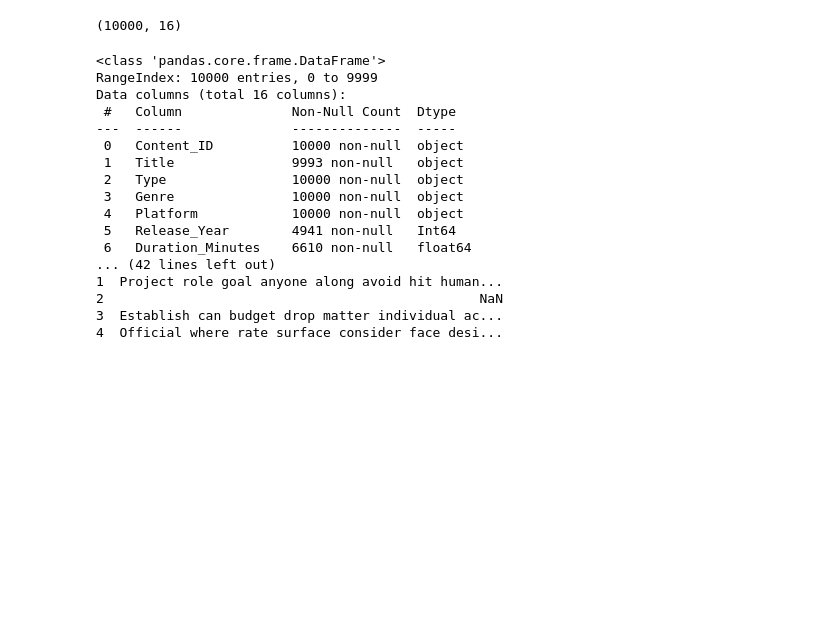
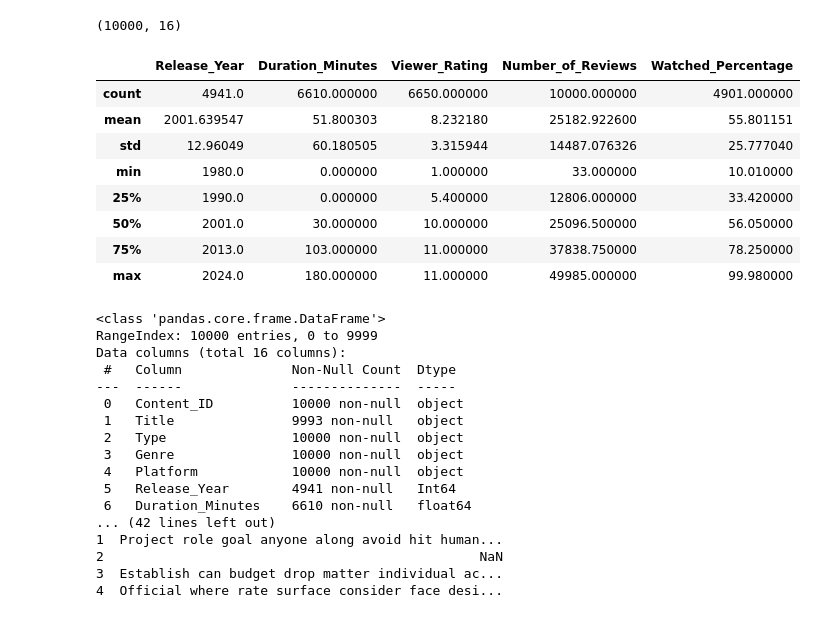
Before and after one commit to PriscilaDenise/Movies_Series_Analysis, a Jupyter notebook: analysis.ipynb, the cells around one changed output. Saved outputs shown, nothing was run; the diff lists cells and outputs as text; code cells hidden in the pictures; blank space fills up the shorter version.

```diff
--- a/analysis.ipynb
+++ b/analysis.ipynb
@@ -126,6 +158,18 @@ df.dropna(subset=['Genre', 'Platform'], inplace=True)
 df.shape
 # %% [output]
 (10000, 16)
+# %%
+df.describe()
+# %% [output]
+|  | Release_Year | Duration_Minutes | Viewer_Rating | Number_of_Reviews | Watched_Percentage |
+| count | 4941.0 | 6610.000000 | 6650.000000 | 10000.000000 | 4901.000000 |
+| mean | 2001.639547 | 51.800303 | 8.232180 | 25182.922600 | 55.801151 |
+| std | 12.96049 | 60.180505 | 3.315944 | 14487.076326 | 25.777040 |
+| min | 1980.0 | 0.000000 | 1.000000 | 33.000000 | 10.010000 |
+| 25% | 1990.0 | 0.000000 | 5.400000 | 12806.000000 | 33.420000 |
+| 50% | 2001.0 | 30.000000 | 10.000000 | 25096.500000 | 56.050000 |
+| 75% | 2013.0 | 103.000000 | 11.000000 | 37838.750000 | 78.250000 |
+| max | 2024.0 | 180.000000 | 11.000000 | 49985.000000 | 99.980000 |
 # %%
 # Display basic info
 print(df.info())
```
Also changed, not shown: parts of 3 cells of this notebook.
